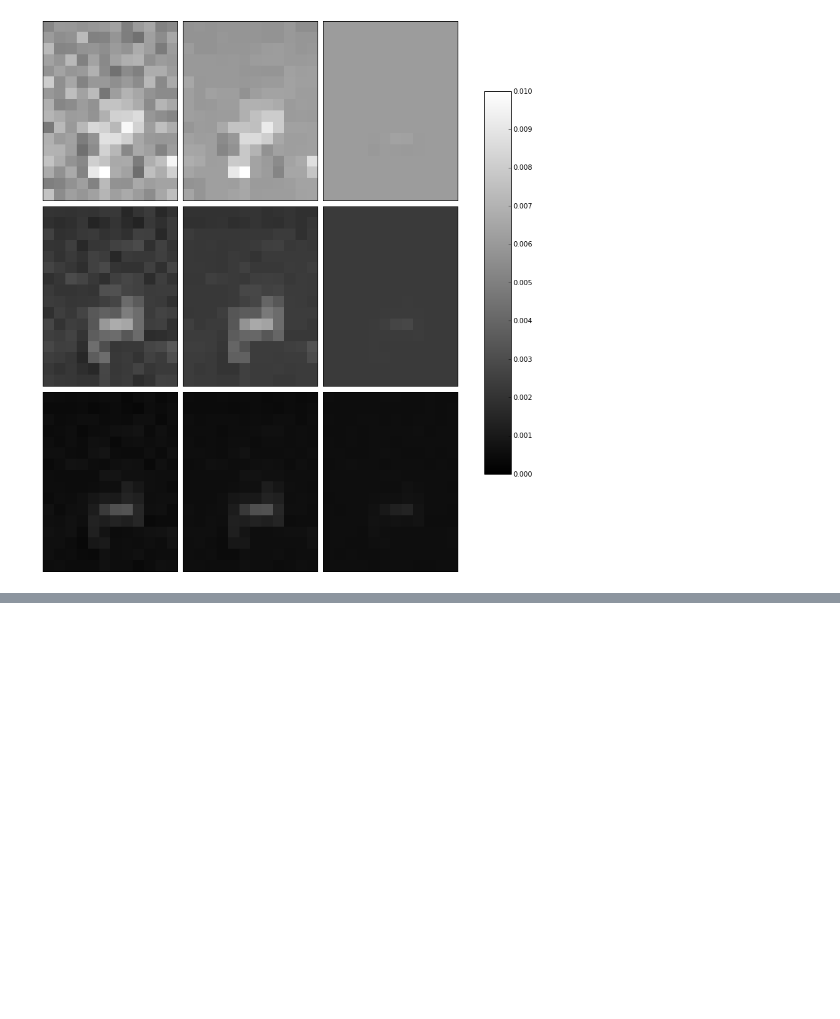
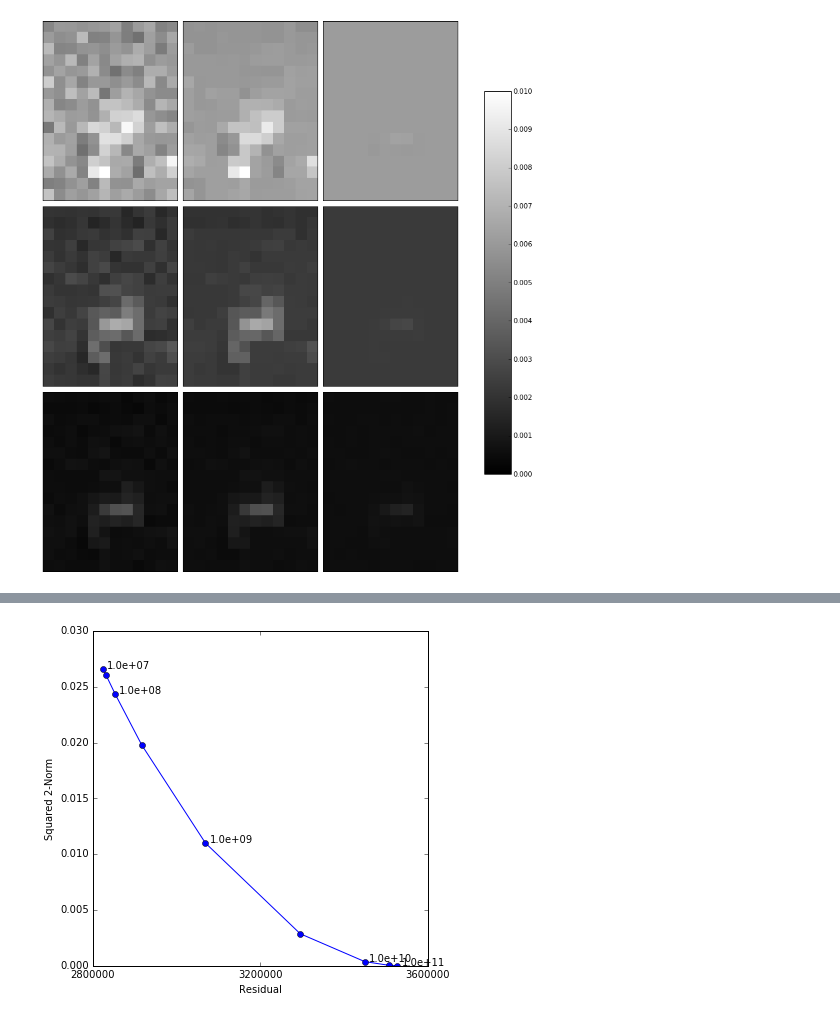
Before and after one commit to maidens/Constrained-Kinetics, a Jupyter notebook: prostate_EPI/prostate_EPI.ipynb, the cells around one changed output, grey strips where cells are left out. Saved outputs shown, nothing was run; the diff lists cells and outputs as text; code cells hidden in the pictures; blank space fills up the shorter version.

```diff
--- a/prostate_EPI/prostate_EPI.ipynb
+++ b/prostate_EPI/prostate_EPI.ipynb
@@ -526,0 +672,24 @@ plt.show()
+# %%
+x_points_lambda2 = numpy.load('x_points_lambda2.npy')
+y_points_lambda2 = numpy.load('y_points_lambda2.npy')
+# %%
+labels = numpy.logspace(7, 11, 9)
+
+fig = plt.figure(figsize=(6, 6))
+ax = fig.add_subplot(111)
+
+plt.plot(x_points_lambda2, y_points_lambda2, 'bo-')
+# plt.axis([min(x_points_lambda2), max(x_points_lambda2), min(y_points_lambda2), max(y_points_lambda2)])
+plt.xlabel('Residual')
+plt.ylabel('Squared 2-Norm')
+plt.xticks([2800000, 3200000, 3600000])
+
+for k, xy in enumerate(zip(x_points_lambda2, y_points_lambda2)):
+    if k % 2 == 0:# <--
+        x, y = xy
+        ax.annotate('{:.1e}'.format(labels[k]), xy=(x+ 10000, y), textcoords='data') # <--
+
+plt.savefig('Lcurve_lambda2.png')
+plt.show()
+# %% [output]
+[figure, added]
```
Also changed, not shown: parts of 5 cells of this notebook, 5 other files.
